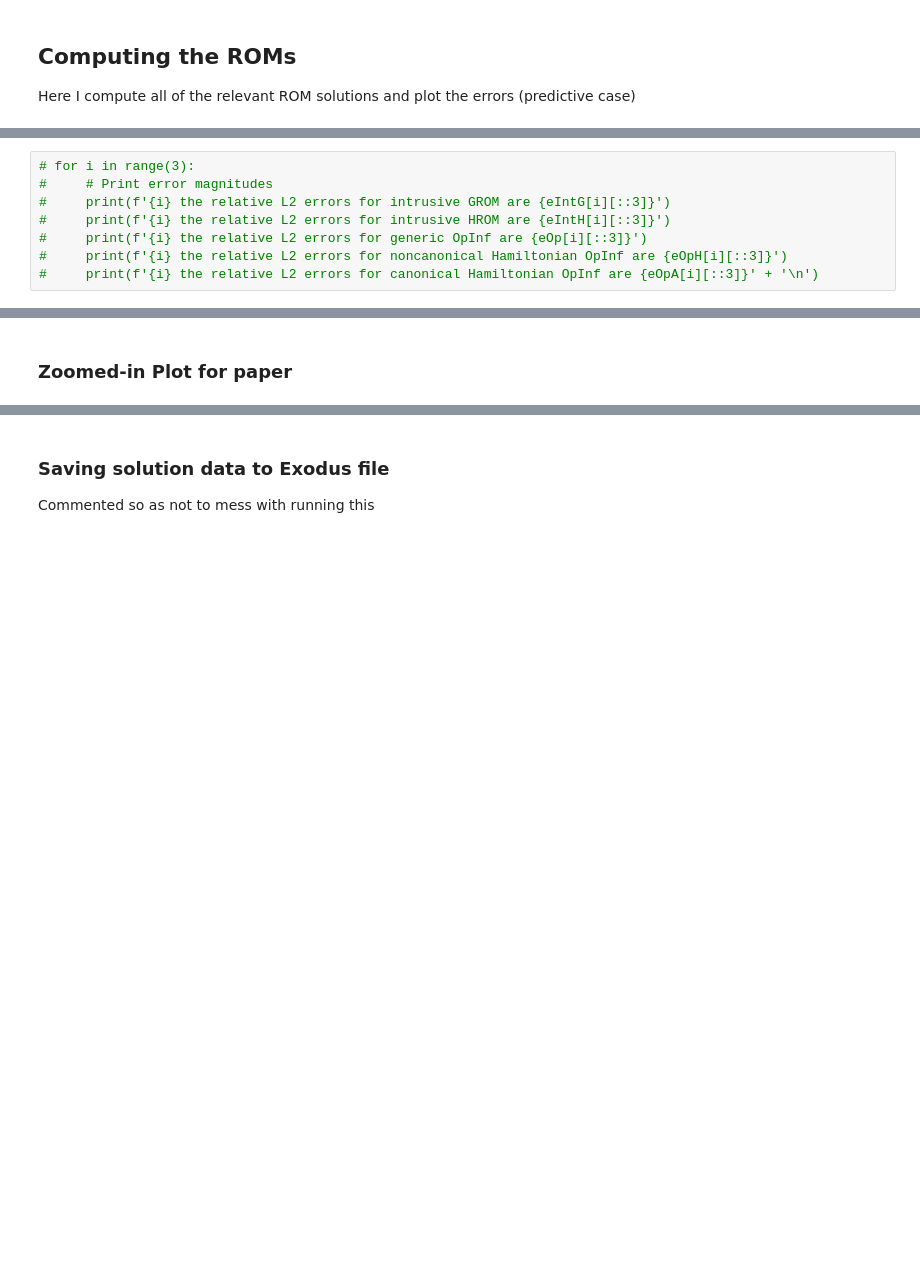
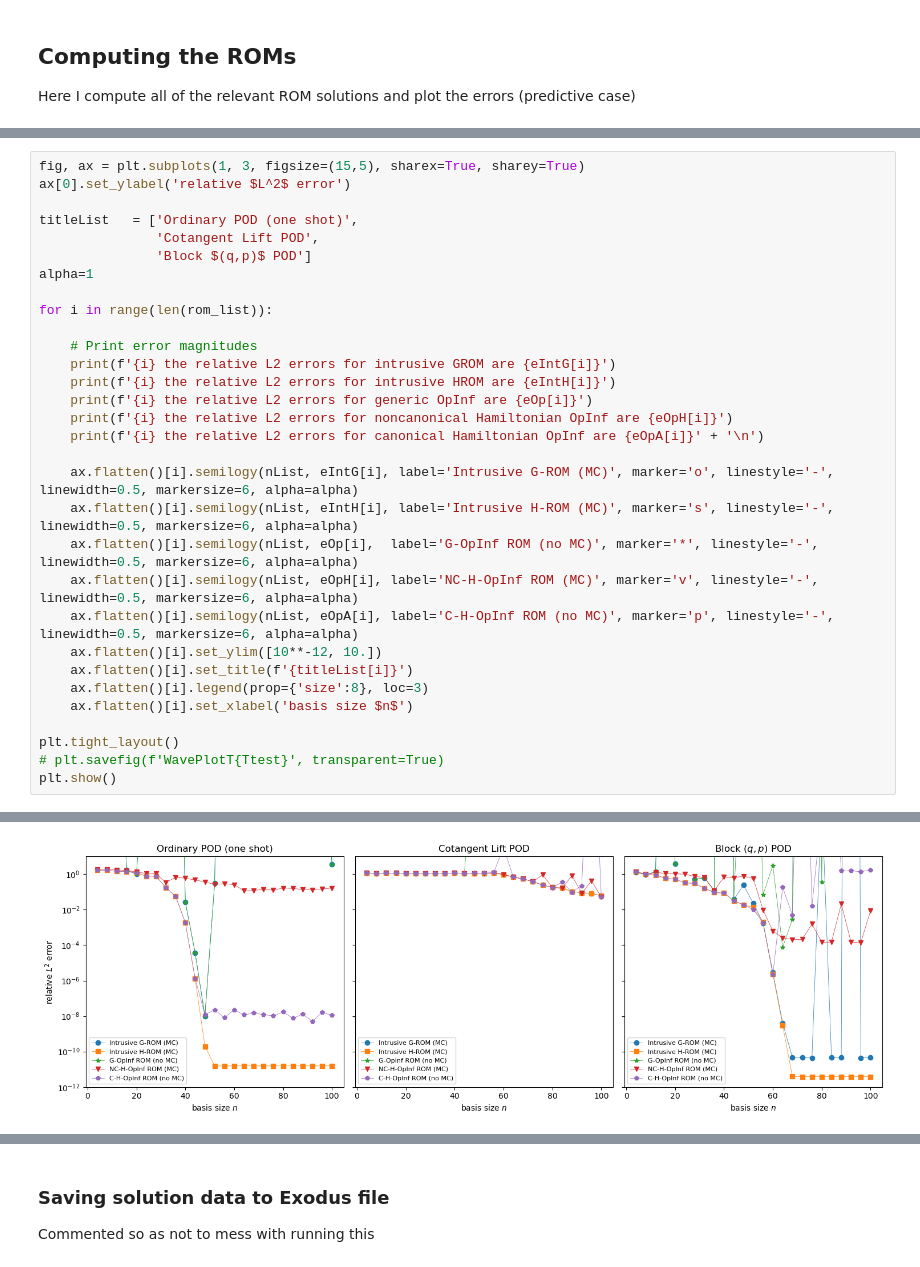
Before and after one commit to sandialabs/HamiltonianOpInf, a Jupyter notebook: CantileverPlate/plate_test.ipynb, the cells around one changed output, grey strips where cells are left out. Cells and saved outputs as stored; diff of their text form; blank space fills up the shorter version.

```diff
--- a/CantileverPlate/plate_test.ipynb
+++ b/CantileverPlate/plate_test.ipynb
@@ -506,8 +464,32 @@ plt.show()
 # %%
-# for i in range(3):
-#     # Print error magnitudes
-#     print(f'{i} the relative L2 errors for intrusive GROM are {eIntG[i][::3]}')
-#     print(f'{i} the relative L2 errors for intrusive HROM are {eIntH[i][::3]}')
-#     print(f'{i} the relative L2 errors for generic OpInf are {eOp[i][::3]}')
-#     print(f'{i} the relative L2 errors for noncanonical Hamiltonian OpInf are {eOpH[i][::3]}')
-#     print(f'{i} the relative L2 errors for canonical Hamiltonian OpInf are {eOpA[i][::3]}' + '\n')
+fig, ax = plt.subplots(1, 3, figsize=(15,5), sharex=True, sharey=True)
+ax[0].set_ylabel('relative $L^2$ error')
+
+titleList   = ['Ordinary POD (one shot)',
+               'Cotangent Lift POD',
+               'Block $(q,p)$ POD']
+alpha=1
+
+for i in range(len(rom_list)):
+
+    # Print error magnitudes
+    print(f'{i} the relative L2 errors for intrusive GROM are {eIntG[i]}')
+    print(f'{i} the relative L2 errors for intrusive HROM are {eIntH[i]}')
+    print(f'{i} the relative L2 errors for generic OpInf are {eOp[i]}')
+    print(f'{i} the relative L2 errors for noncanonical Hamiltonian OpInf are {eOpH[i]}')
+    print(f'{i} the relative L2 errors for canonical Hamiltonian OpInf are {eOpA[i]}' + '\n')
+
+    ax.flatten()[i].semilogy(nList, eIntG[i], label='Intrusive G-ROM (MC)', marker='o', linestyle='-', linewidth=0.5, markersize=6, alpha=alpha)
+    ax.flatten()[i].semilogy(nList, eIntH[i], label='Intrusive H-ROM (MC)', marker='s', linestyle='-', linewidth=0.5, markersize=6, alpha=alpha)
+    ax.flatten()[i].semilogy(nList, eOp[i],  label='G-OpInf ROM (no MC)', marker='*', linestyle='-', linewidth=0.5, markersize=6, alpha=alpha)
+    ax.flatten()[i].semilogy(nList, eOpH[i], label='NC-H-OpInf ROM (MC)', marker='v', linestyle='-', linewidth=0.5, markersize=6, alpha=alpha)
+    ax.flatten()[i].semilogy(nList, eOpA[i], label='C-H-OpInf ROM (no MC)', marker='p', linestyle='-', linewidth=0.5, markersize=6, alpha=alpha)
+    ax.flatten()[i].set_ylim([10**-12, 10.])
+    ax.flatten()[i].set_title(f'{titleList[i]}')
+    ax.flatten()[i].legend(prop={'size':8}, loc=3)
+    ax.flatten()[i].set_xlabel('basis size $n$')
+
+plt.tight_layout()
+# plt.savefig(f'WavePlotT{Ttest}', transparent=True)
+plt.show()
+# %% [output]
@@ -514,2 +513 @@ plt.show()
+[figure, added]
-# %% [markdown]
-### Zoomed-in Plot for paper
```
Also changed, not shown: parts of 7 cells of this notebook, 3 other files.
